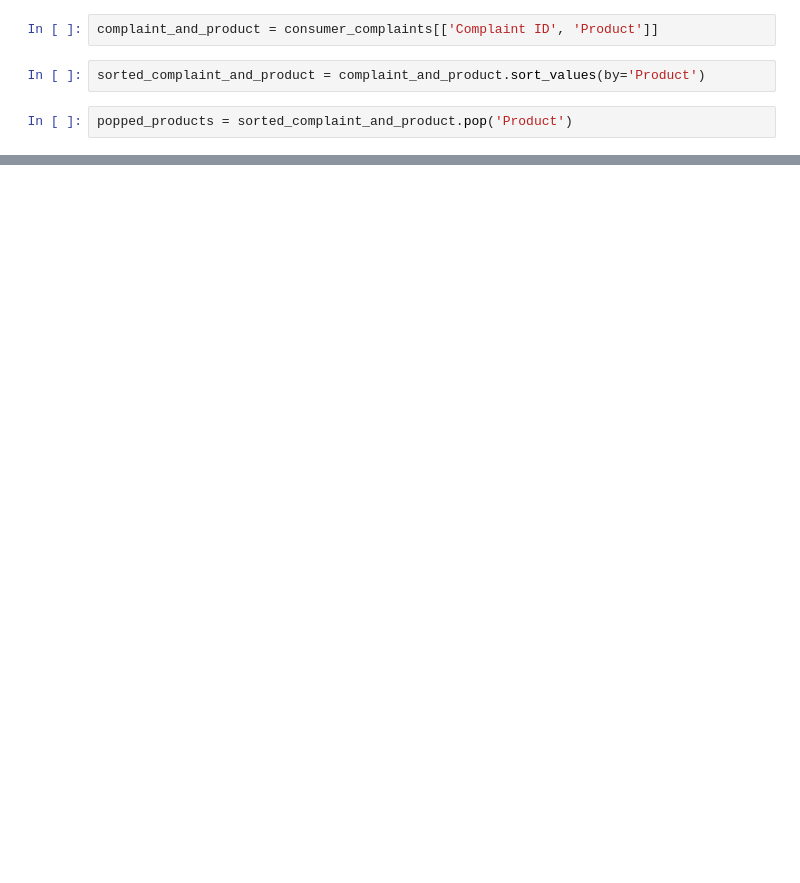
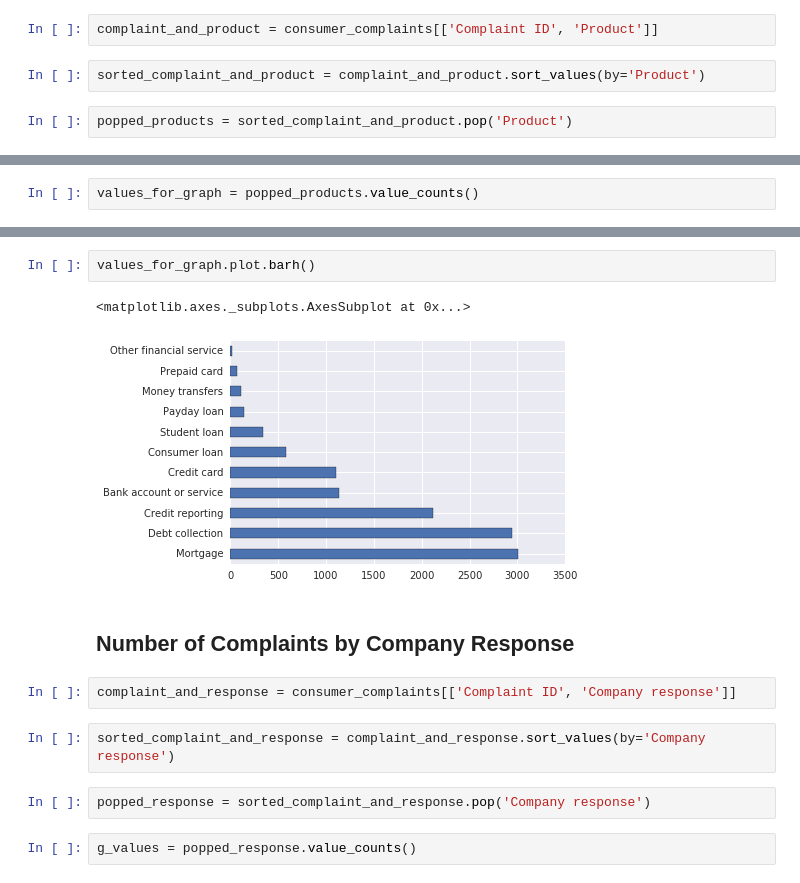
Before and after one commit to njberejan/consumer-complaints, a Jupyter notebook: consumer-complaints.ipynb, the cells around one changed output, grey strips where cells are left out. Saved outputs shown, nothing was run; the diff lists cells and outputs as text; blank space fills up the shorter version.

```diff
--- a/consumer-complaints.ipynb
+++ b/consumer-complaints.ipynb
@@ -92,0 +81,2 @@ Name: Product, dtype: int64
+# %%
+values_for_graph = popped_products.value_counts()
@@ -105,0 +111,15 @@ plt.show()
+# %%
+values_for_graph.plot.barh()
+# %% [output]
+<matplotlib.axes._subplots.AxesSubplot at 0x...>
+[figure, added]
+# %% [markdown]
+## Number of Complaints by Company Response
+# %%
+complaint_and_response = consumer_complaints[['Complaint ID', 'Company response']]
+# %%
+sorted_complaint_and_response = complaint_and_response.sort_values(by='Company response')
+# %%
+popped_response = sorted_complaint_and_response.pop('Company response')
+# %%
+g_values = popped_response.value_counts()
```
Also changed, not shown: parts of 30 cells of this notebook.
